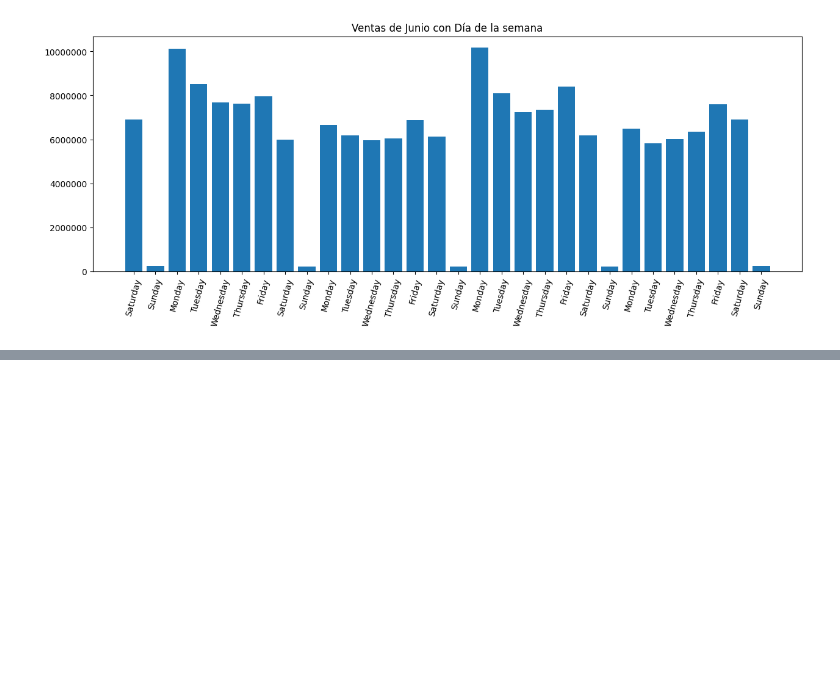
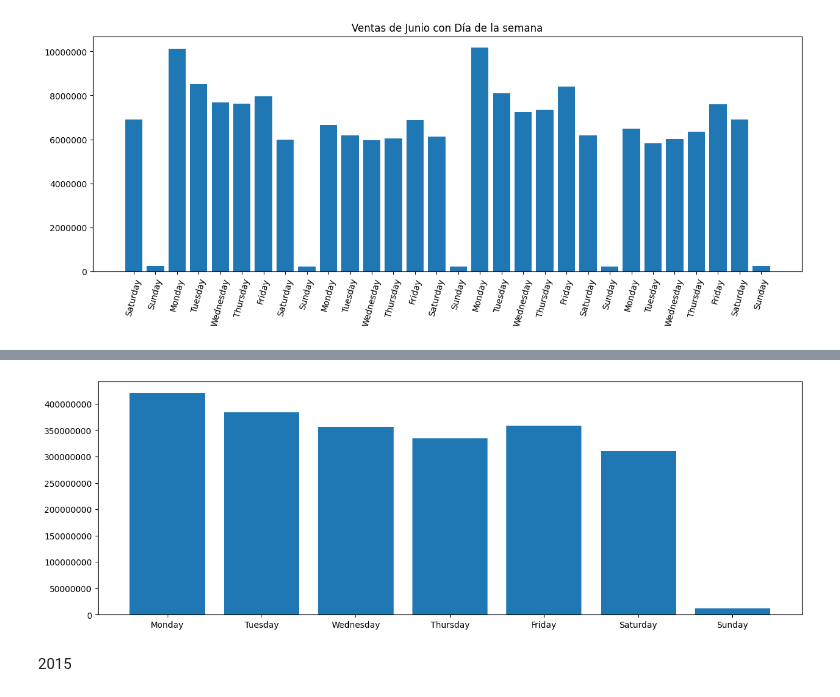
Before and after one commit to charligram/7_rossman_store_sales, a Jupyter notebook: notebooks/01_EDA.ipynb, the cells around one changed output, grey strips where cells are left out. Saved outputs shown, nothing was run; the diff lists cells and outputs as text; code cells hidden in the pictures; blank space fills up the shorter version.

```diff
--- a/notebooks/01_EDA.ipynb
+++ b/notebooks/01_EDA.ipynb
@@ -582,0 +785,2 @@ Text(0.5, 1.0, 'Ventas de Junio con Día de la semana')
+# %%
+df_2014["DayOfWeekStr"] = df_2014["Date"].dt.day_name()
@@ -582,0 +796,2 @@ Text(0.5, 1.0, 'Ventas de Junio con Día de la semana')
+# %%
+group_days_sales_2014 = df_2014.groupby("DayOfWeekStr")["Sales"].sum()
@@ -582,0 +810,29 @@ Text(0.5, 1.0, 'Ventas de Junio con Día de la semana')
+# %%
+# Esto es solo para que el gráfico salga con los días ordenados
+week_order = [
+    "Monday",
+    "Tuesday",
+    "Wednesday",
+    "Thursday",
+    "Friday",
+    "Saturday",
+    "Sunday"
+]
+
+group_days_sales_2014 = group_days_sales_2014.reindex(week_order)
+# %%
+plt.figure(figsize=(15, 5))
+
+plt.bar(
+    group_days_sales_2014.index,
+    group_days_sales_2014.values
+)
+
+plt.ticklabel_format(
+    style="plain",
+    axis="y"
+)
+# %% [output]
+[figure, added]
+# %% [markdown]
+2015
```
Also changed, not shown: parts of 41 cells of this notebook.
